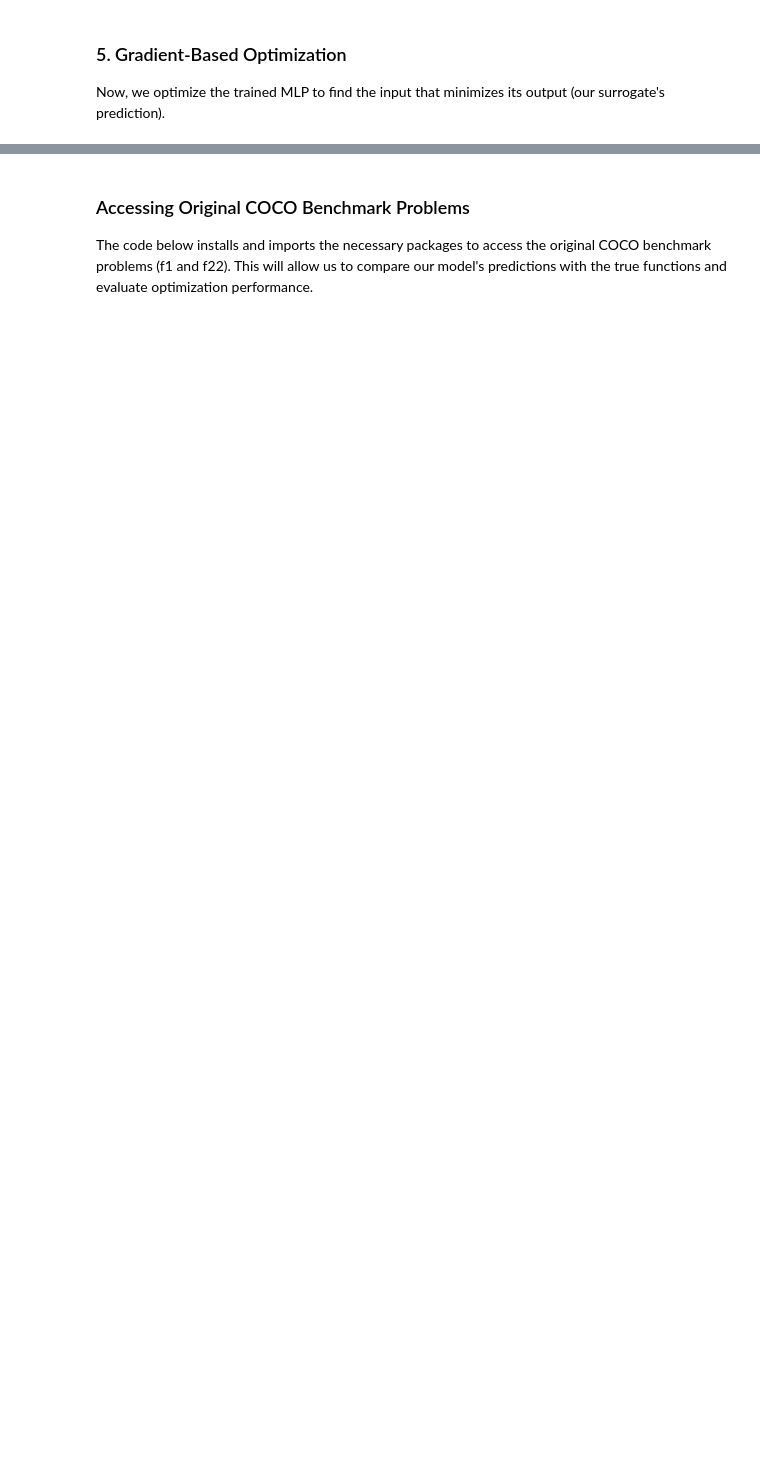
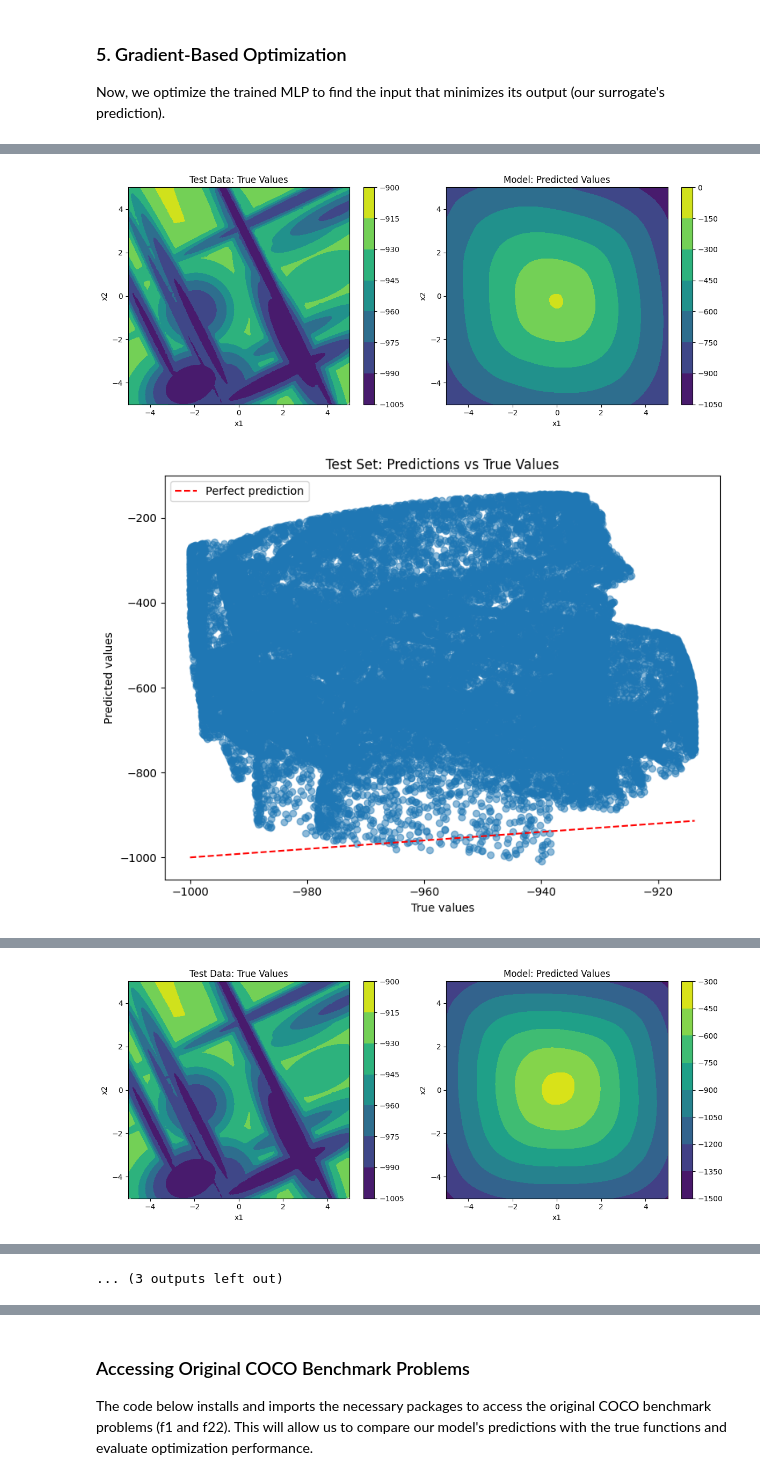
Before and after one commit to Spontaniczny/Stochastic-methods-in-machine-learning, a Jupyter notebook: lab4/lab4.ipynb, the cells around one changed output, grey strips where cells are left out. Saved outputs shown, nothing was run; the diff lists cells and outputs as text; code cells hidden in the pictures; blank space fills up the shorter version.

```diff
--- a/lab4/lab4.ipynb
+++ b/lab4/lab4.ipynb
@@ -334,0 +343,74 @@ def optimize_model(
+# %%
+dataset_size = 256 * (len(train_dataloader) + len(val_dataloader) + len(test_dataloader))
+train_set_sizes = [100, 1000, 5000, 10000, 50000]
+test_perc = 0.7
+# %%
+# train_perc + val_perc = 0.7
+
+
+for train_size in train_set_sizes:
+    train_perc = train_size / dataset_size
+
+    train_dataloader, val_dataloader, test_dataloader = prepare_dataloaders(
+    "./bbob_f022_i01_d02_samples.csv", train_perc=train_perc, val_perc=test_perc - train_perc
+    )
+
+    print(f"Train set size: {len(train_dataloader) * 256}")
+    print(f"Valid set size: {len(val_dataloader) * 256}")
+    print(f"Test set size: {len(test_dataloader) * 256}")
+
+    model = MLP().to(device)
+    criterion = nn.MSELoss()
+    optimizer = torch.optim.Adam(model.parameters(), lr=0.001)
+
+    num_epochs = 100
+
+    train_losses = []
+    val_losses = []
+
+    for epoch in range(num_epochs):
+        # Training phase
+        model.train()
+        train_loss = 0.0
+        for inputs, targets in train_dataloader:
+            inputs, targets = inputs.to(device), targets.to(device)
+            optimizer.zero_grad()
+            outputs = model(inputs)
+            loss = criterion(outputs, targets)
+            loss.backward()
+            optimizer.step()
+            train_loss += loss.item() * inputs.size(0)
+
+        train_loss = train_loss / len(train_dataloader.dataset)
+        train_losses.append(train_loss)
+        # Validation phase
+        model.eval()
+        val_loss = 0.0
+        with torch.no_grad():
+            for inputs, targets in val_dataloader:
+                inputs, targets = inputs.to(device), targets.to(device)
+                outputs = model(inputs)
+                loss = criterion(outputs, targets)
+                val_loss += loss.item() * inputs.size(0)
+        val_loss = val_loss / len(val_dataloader.dataset)
+        val_losses.append(val_loss)
+        if (epoch + 1) % 10 == 0:
+            print(
+                f"Epoch {epoch+1}/{num_epochs}, Train Loss: {train_loss:.4f}, Val Loss: {val_loss:.4f}"
+            )
+
+    model.eval()
+    test_loss = 0.0
+    with torch.no_grad():
+        for inputs, targets in test_dataloader:
+            inputs, targets = inputs.to(device), targets.to(device)
+            outputs = model(inputs)
+            loss = criterion(outputs, targets)
+            test_loss += loss.item() * inputs.size(0)
+
+    test_loss = test_loss / len(test_dataloader.dataset)
+    print(f"Test Loss: {test_loss:.4f}")
+
+    plot_contour_comparison(model, test_dataloader, device)
+    plot_prediction_scatter(model, test_dataloader, device)
+# %% [output]
@@ -334,0 +429,2 @@ def optimize_model(
+[figure, added]
+[figure, added]
@@ -334,0 +443 @@ def optimize_model(
+[figure, added]
@@ -334,0 +473 @@ def optimize_model(
+... (3 outputs left out)
```
Also changed, not shown: parts of 9 cells of this notebook.
